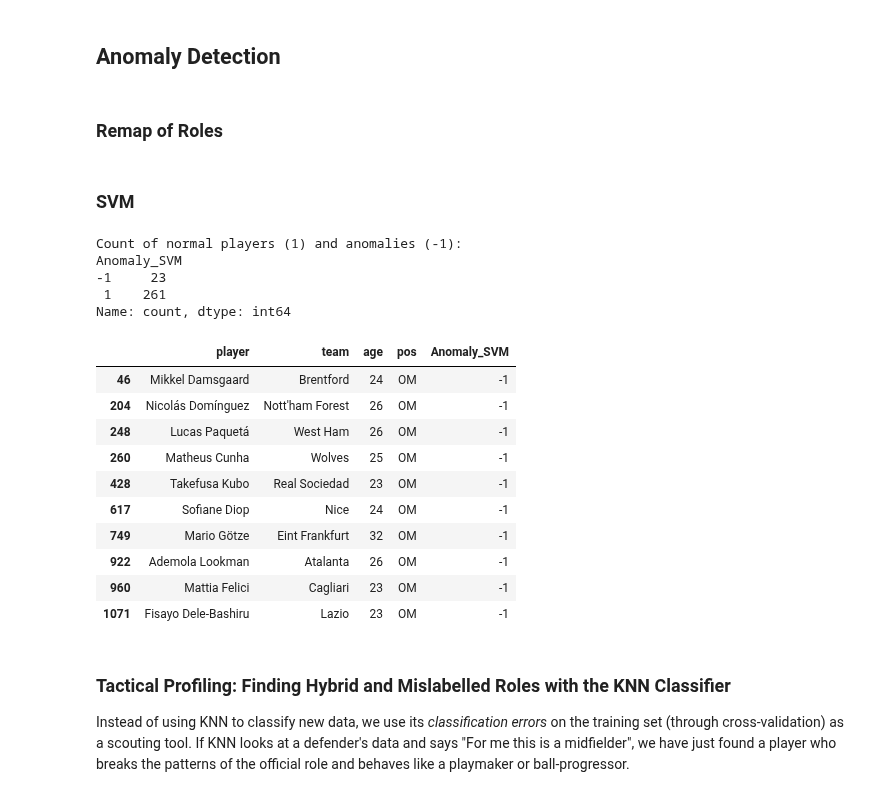
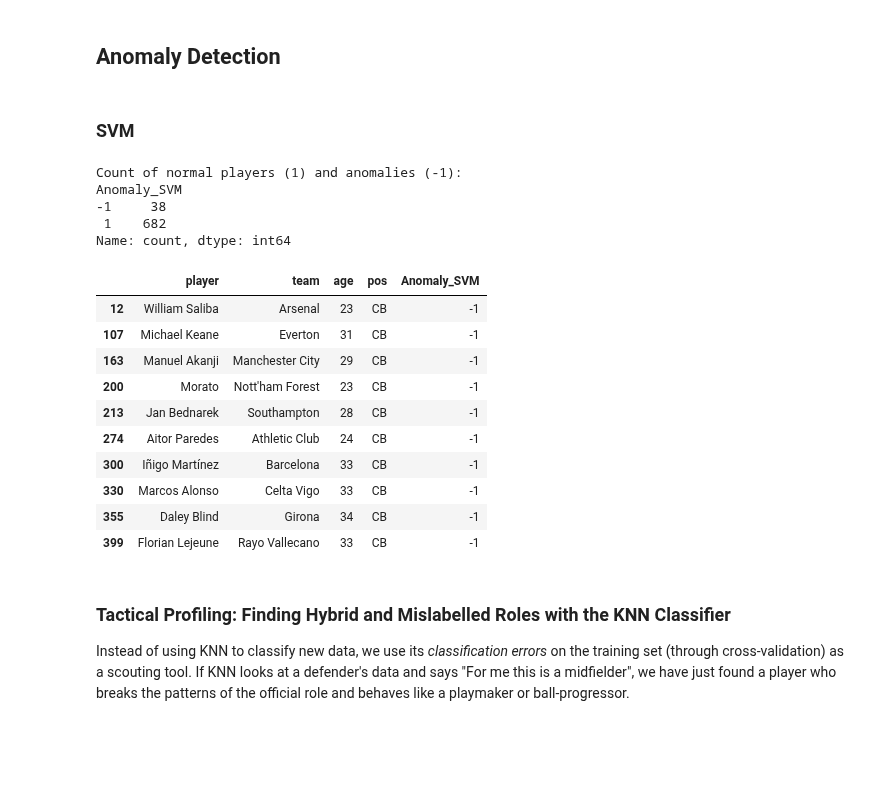
Before and after one commit to andreamurari/DataDriven_Soccer_Scouting, a Jupyter notebook: DataDriven_Soccer_Scouting.ipynb, the cells around one changed output. Saved outputs shown, nothing was run; the diff lists cells and outputs as text; code cells hidden in the pictures; blank space fills up the shorter version.

```diff
--- a/DataDriven_Soccer_Scouting.ipynb
+++ b/DataDriven_Soccer_Scouting.ipynb
@@ -1030,28 +1034,9 @@ print("CSV files generated successfully. Ready to be loaded in the web app or us
 # %% [markdown]
 ## Anomaly Detection
-# %% [markdown]
-### Remap of Roles
-# %%
-pos_mapping = {
-    "MF,FW": "OM",
-    "MF,DF": "MF",
-    "FW,MF": "OW",
-    "FW,DF": "OW",
-    "DF,MF": "FB",
-    "DF,FW": "FB",
-}
-
-df["pos"] = df["pos"].replace(pos_mapping)
-
-if "df_info" in globals():
-    df_info["pos"] = df_info["pos"].replace(pos_mapping)
-
-if "df_info_reset" in globals():
-    df_info_reset["pos"] = df_info_reset["pos"].replace(pos_mapping)
 # %% [markdown]
 ### SVM
 # %%
-role_target = "OM"
+role_target = "CB"
 df_info_base = df_info_reset.copy() if "df_info_reset" in globals() else df_info.copy()
 
 if "pos" not in df_info_base.columns:
@@ -1060,45 +1045,45 @@ if "pos" not in df_info_base.columns:
 mask_role_svm = df_info_base["pos"].fillna("").str.contains(role_target, regex=False)
 df_role_svm = df_info_base.loc[mask_role_svm].copy()
 X_role_svm_scaled = X_scaled[mask_role_svm.values]
 
 if len(df_role_svm) < 10:
     raise ValueError(f"Too few players for role {role_target}: {len(df_role_svm)}")
 
 # 2) Anomaly Detection (One-Class SVM)
 from sklearn.svm import OneClassSVM
 svm_one_class = OneClassSVM(nu=0.05, kernel="rbf", gamma="scale")
 
 # 3) Training and Assignment on ORIGINAL SCALED data (no PCA)
 df_role_svm["Anomaly_SVM"] = svm_one_class.fit_predict(X_role_svm_scaled)
 
 # 4) Output and Analysis
 print("Count of normal players (1) and anomalies (-1):")
 print(df_role_svm["Anomaly_SVM"].value_counts().sort_index())
 
 required_cols = ["player", "team", "age", "pos", "Anomaly_SVM"]
 missing_cols = [c for c in required_cols if c not in df_role_svm.columns]
 if missing_cols:
     raise KeyError(f"Missing columns for anomaly output: {missing_cols}")
 
 aliens_svm = df_role_svm[df_role_svm["Anomaly_SVM"] == -1].copy()
 display(aliens_svm[["player", "team", "age", "pos", "Anomaly_SVM"]].head(10))
 # %% [output]
 Count of normal players (1) and anomalies (-1):
 Anomaly_SVM
--1     23
- 1    261
+-1     38
+ 1    682
 Name: count, dtype: int64
 |  | player | team | age | pos | Anomaly_SVM |
-| 46 | Mikkel Damsgaard | Brentford | 24 | OM | -1 |
-| 204 | Nicolás Domínguez | Nott'ham Forest | 26 | OM | -1 |
-| 248 | Lucas Paquetá | West Ham | 26 | OM | -1 |
-| 260 | Matheus Cunha | Wolves | 25 | OM | -1 |
-| 428 | Takefusa Kubo | Real Sociedad | 23 | OM | -1 |
-| 617 | Sofiane Diop | Nice | 24 | OM | -1 |
-| 749 | Mario Götze | Eint Frankfurt | 32 | OM | -1 |
-| 922 | Ademola Lookman | Atalanta | 26 | OM | -1 |
-| 960 | Mattia Felici | Cagliari | 23 | OM | -1 |
-| 1071 | Fisayo Dele-Bashiru | Lazio | 23 | OM | -1 |
+| 12 | William Saliba | Arsenal | 23 | CB | -1 |
+| 107 | Michael Keane | Everton | 31 | CB | -1 |
+| 163 | Manuel Akanji | Manchester City | 29 | CB | -1 |
+| 200 | Morato | Nott'ham Forest | 23 | CB | -1 |
+| 213 | Jan Bednarek | Southampton | 28 | CB | -1 |
+| 274 | Aitor Paredes | Athletic Club | 24 | CB | -1 |
+| 300 | Iñigo Martínez | Barcelona | 33 | CB | -1 |
+| 330 | Marcos Alonso | Celta Vigo | 33 | CB | -1 |
+| 355 | Daley Blind | Girona | 34 | CB | -1 |
+| 399 | Florian Lejeune | Rayo Vallecano | 33 | CB | -1 |
 # %% [markdown]
 ### Tactical Profiling: Finding Hybrid and Mislabelled Roles with the KNN Classifier
 
```
Also changed, not shown: parts of 12 cells of this notebook, 4 other files.
